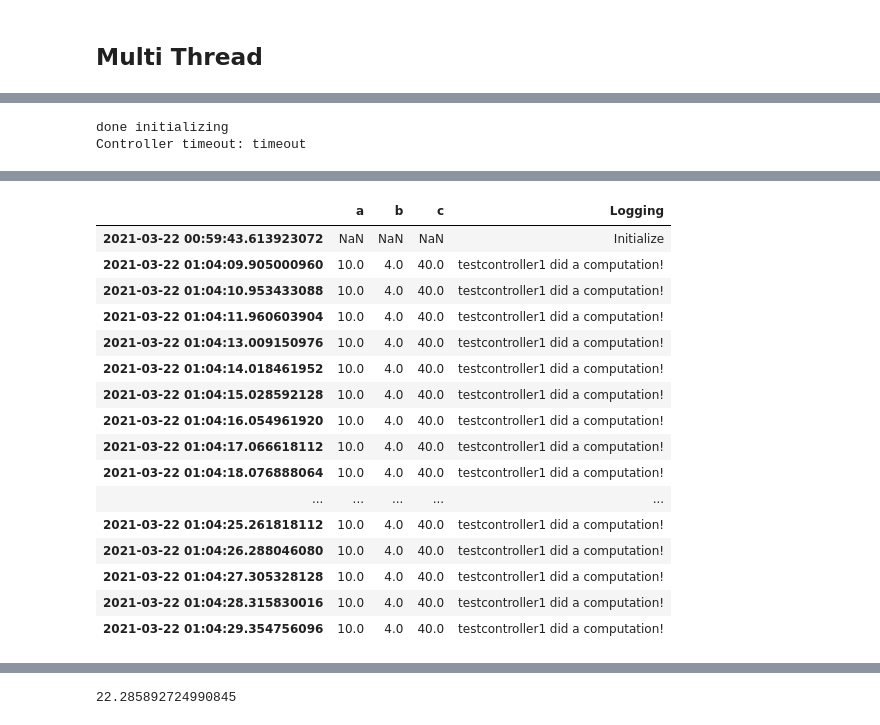
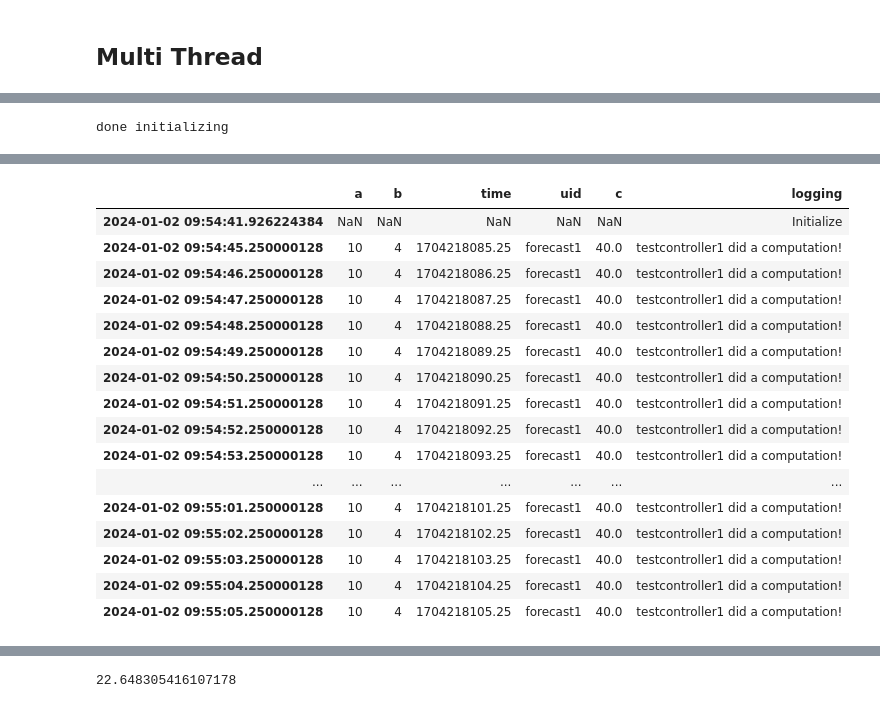
Before and after one commit to LBNL-ETA/FMLC, a Jupyter notebook: examples/Test.ipynb, the cells around one changed output, grey strips where cells are left out. Cells and saved outputs as stored; diff of their text form; code cells hidden in the pictures.

```diff
--- a/examples/Test.ipynb
+++ b/examples/Test.ipynb
@@ -71,11 +68,11 @@ Output {'c': 1804}
 # %%
 # create a mapping of controllers and their sample times
 controllers = {}
-controllers['forecast1'] = {'fun':testcontroller1, 'sampletime':1}
-controllers['mpc1'] = {'fun':testcontroller2, 'sampletime':'forecast1'}
-controllers['control1'] = {'fun':testcontroller3, 'sampletime':'mpc1'}
-controllers['forecast2'] = {'fun':testcontroller3, 'sampletime':1}
-controllers['forecast3'] = {'fun':testcontroller1, 'sampletime':1}
+controllers['forecast1'] = {'function': testcontroller1, 'sampletime': 1}
+controllers['mpc1'] = {'function': testcontroller2, 'sampletime': 'forecast1'}
+controllers['control1'] = {'function': testcontroller3, 'sampletime': 'mpc1'}
+controllers['forecast2'] = {'function': testcontroller3, 'sampletime': 1}
+controllers['forecast3'] = {'function': testcontroller1, 'sampletime': 1}
 
 # Create a mapping of inputs for each controller
 mapping = {}
@@ -93,7 +90,7 @@ mapping['control1_b'] = 'mpc1_a'
 ## Single Thread
 # %%
 # Initialize the controller_stack using the mappings above
-ctrl_stack = controller_stack(controllers, mapping, tz=-8, debug=True, parallel=False, timeout=2)
+ctrl_stack = controller_stack(controllers, mapping, tz=-8, debug=False, parallel=False, timeout=2)
 
 # Call query_control for 20 seconds.
 # In single thread mod, each call of query_control will trigger a computations for each controller in the system.
@@ -144,11 +171,11 @@ print(time.time() - t)
 # %%
 # create a mapping of controllers and their sample times
 controllers = {}
-controllers['forecast1'] = {'fun':testcontroller1, 'sampletime':1}
-controllers['mpc1'] = {'fun':testcontroller2, 'sampletime':'forecast1'}
-controllers['control1'] = {'fun':testcontroller3, 'sampletime':'mpc1'}
-controllers['forecast2'] = {'fun':testcontroller3, 'sampletime':1}
-controllers['forecast3'] = {'fun':testcontroller1, 'sampletime':1}
+controllers['forecast1'] = {'function': testcontroller1, 'sampletime': 1}
+controllers['mpc1'] = {'function': testcontroller2, 'sampletime': 'forecast1'}
+controllers['control1'] = {'function': testcontroller3, 'sampletime': 'mpc1'}
+controllers['forecast2'] = {'function': testcontroller3, 'sampletime': 1}
+controllers['forecast3'] = {'function': testcontroller1, 'sampletime': 1}
 
 # Create a mapping of inputs for each controller
 mapping = {}
@@ -162,7 +189,7 @@ mapping['mpc1_a'] = 'forecast1_c'
 mapping['mpc1_b'] = 'forecast1_a'
 mapping['control1_a'] = 'mpc1_c'
 mapping['control1_b'] = 'mpc1_a'
-ctrl_stack = controller_stack(controllers, mapping, tz=-8, debug=True, parallel=True, workers=200, timeout=2)
+ctrl_stack = controller_stack(controllers, mapping, tz=-8, debug=False, parallel=True, workers=200, timeout=2)
 
 
 # Call query_control for 2 minutes. We should expect close to 120 recordings per "first-in-queue" controller.
@@ -244,14 +271,14 @@ print(time.time() - t)
 # %%
 # refresh the mapping of controllers and their sample times
 controllers = {}
-controllers['forecast1'] = {'fun':testcontroller1, 'sampletime':1}
-controllers['mpc1'] = {'fun':testcontroller2, 'sampletime':'forecast1'}
-controllers['control1'] = {'fun':testcontroller3, 'sampletime':'mpc1'}
-controllers['forecast2'] = {'fun':testcontroller3, 'sampletime':1}
-controllers['forecast3'] = {'fun':testcontroller1, 'sampletime':1}
+controllers['forecast1'] = {'function': testcontroller1, 'sampletime': 1}
+controllers['mpc1'] = {'function': testcontroller2, 'sampletime': 'forecast1'}
+controllers['control1'] = {'function': testcontroller3, 'sampletime': 'mpc1'}
+controllers['forecast2'] = {'function': testcontroller3, 'sampletime': 1}
+controllers['forecast3'] = {'function': testcontroller1, 'sampletime': 1}
 
 #Adding timeoutcontroller
-controllers['timeout'] = {'fun': timeoutcontroller, 'sampletime': 5}
+controllers['timeout'] = {'function': timeoutcontroller, 'sampletime': 5}
 
 # Create a mapping of inputs for each controller
 mapping = {}
@@ -266,7 +293,7 @@ mapping['mpc1_b'] = 'forecast1_a'
 mapping['control1_a'] = 'mpc1_c'
 mapping['control1_b'] = 'mpc1_a'
 # Initialize the controller_stack using the mappings above
-ctrl_stack = controller_stack(controllers, mapping, tz=-8, debug=True, parallel=True, timeout=2, workers=200)
+ctrl_stack = controller_stack(controllers, mapping, tz=-8, debug=False, parallel=True, timeout=2, workers=200)
 print("done initializing")
 
 # Call query_control for 20 seconds. We should expect a bunch of timeouts.
@@ -277,4 +304,3 @@ for df in ctrl_stack.log_to_df().values():
 print(time.time() - t)
 # %% [output]
 done initializing
-Controller timeout: timeout
@@ -284,17 +315,17 @@ Controller timeout: timeout
-|  | a | b | c | Logging |
-| 2021-03-22 00:59:43.613923072 | NaN | NaN | NaN | Initialize |
-| 2021-03-22 01:04:09.905000960 | 10.0 | 4.0 | 40.0 | testcontroller1 did a computation! |
-| 2021-03-22 01:04:10.953433088 | 10.0 | 4.0 | 40.0 | testcontroller1 did a computation! |
-| 2021-03-22 01:04:11.960603904 | 10.0 | 4.0 | 40.0 | testcontroller1 did a computation! |
-| 2021-03-22 01:04:13.009150976 | 10.0 | 4.0 | 40.0 | testcontroller1 did a computation! |
-| 2021-03-22 01:04:14.018461952 | 10.0 | 4.0 | 40.0 | testcontroller1 did a computation! |
-| 2021-03-22 01:04:15.028592128 | 10.0 | 4.0 | 40.0 | testcontroller1 did a computation! |
-| 2021-03-22 01:04:16.054961920 | 10.0 | 4.0 | 40.0 | testcontroller1 did a computation! |
-| 2021-03-22 01:04:17.066618112 | 10.0 | 4.0 | 40.0 | testcontroller1 did a computation! |
-| 2021-03-22 01:04:18.076888064 | 10.0 | 4.0 | 40.0 | testcontroller1 did a computation! |
-| ... | ... | ... | ... | ... |
-| 2021-03-22 01:04:25.261818112 | 10.0 | 4.0 | 40.0 | testcontroller1 did a computation! |
-| 2021-03-22 01:04:26.288046080 | 10.0 | 4.0 | 40.0 | testcontroller1 did a computation! |
-| 2021-03-22 01:04:27.305328128 | 10.0 | 4.0 | 40.0 | testcontroller1 did a computation! |
-| 2021-03-22 01:04:28.315830016 | 10.0 | 4.0 | 40.0 | testcontroller1 did a computation! |
-| 2021-03-22 01:04:29.354756096 | 10.0 | 4.0 | 40.0 | testcontroller1 did a computation! |
+|  | a | b | time | uid | c | logging |
+| 2024-01-02 09:54:41.926224384 | NaN | NaN | NaN | NaN | NaN | Initialize |
+| 2024-01-02 09:54:45.250000128 | 10 | 4 | 1704218085.25 | forecast1 | 40.0 | testcontroller1 did a computation! |
+| 2024-01-02 09:54:46.250000128 | 10 | 4 | 1704218086.25 | forecast1 | 40.0 | testcontroller1 did a computation! |
+| 2024-01-02 09:54:47.250000128 | 10 | 4 | 1704218087.25 | forecast1 | 40.0 | testcontroller1 did a computation! |
+| 2024-01-02 09:54:48.250000128 | 10 | 4 | 1704218088.25 | forecast1 | 40.0 | testcontroller1 did a computation! |
+| 2024-01-02 09:54:49.250000128 | 10 | 4 | 1704218089.25 | forecast1 | 40.0 | testcontroller1 did a computation! |
+| 2024-01-02 09:54:50.250000128 | 10 | 4 | 1704218090.25 | forecast1 | 40.0 | testcontroller1 did a computation! |
+| 2024-01-02 09:54:51.250000128 | 10 | 4 | 1704218091.25 | forecast1 | 40.0 | testcontroller1 did a computation! |
+| 2024-01-02 09:54:52.250000128 | 10 | 4 | 1704218092.25 | forecast1 | 40.0 | testcontroller1 did a computation! |
+| 2024-01-02 09:54:53.250000128 | 10 | 4 | 1704218093.25 | forecast1 | 40.0 | testcontroller1 did a computation! |
+| ... | ... | ... | ... | ... | ... | ... |
+| 2024-01-02 09:55:01.250000128 | 10 | 4 | 1704218101.25 | forecast1 | 40.0 | testcontroller1 did a computation! |
+| 2024-01-02 09:55:02.250000128 | 10 | 4 | 1704218102.25 | forecast1 | 40.0 | testcontroller1 did a computation! |
+| 2024-01-02 09:55:03.250000128 | 10 | 4 | 1704218103.25 | forecast1 | 40.0 | testcontroller1 did a computation! |
+| 2024-01-02 09:55:04.250000128 | 10 | 4 | 1704218104.25 | forecast1 | 40.0 | testcontroller1 did a computation! |
+| 2024-01-02 09:55:05.250000128 | 10 | 4 | 1704218105.25 | forecast1 | 40.0 | testcontroller1 did a computation! |
@@ -373 +399 @@ Controller timeout: timeout
-22.285892724990845
+22.648305416107178
```
Also changed, not shown: parts of 7 cells of this notebook, 1 other file.
